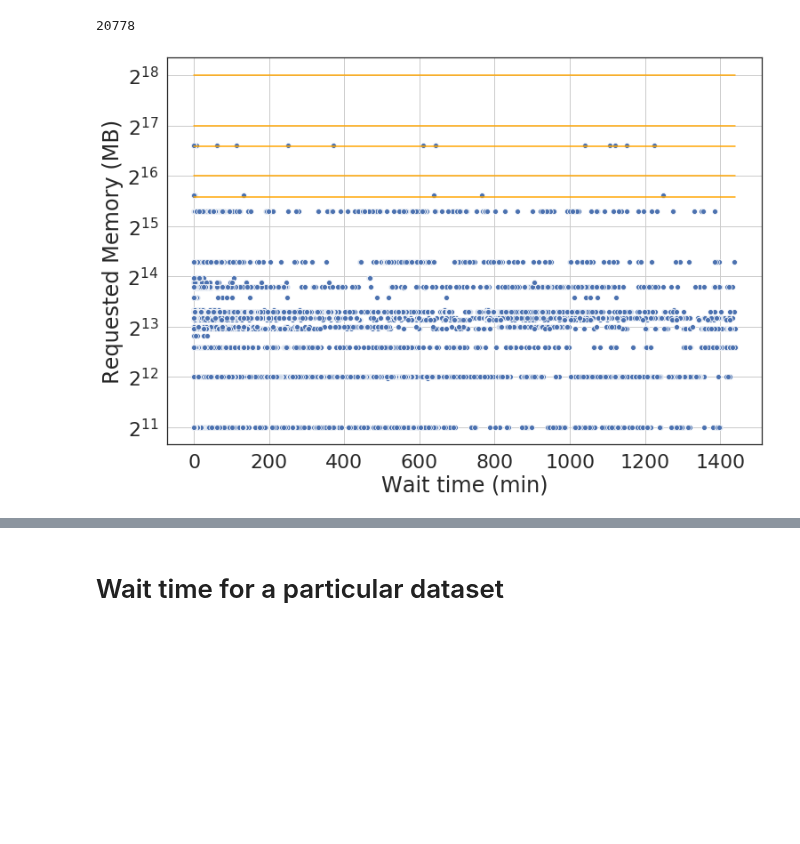
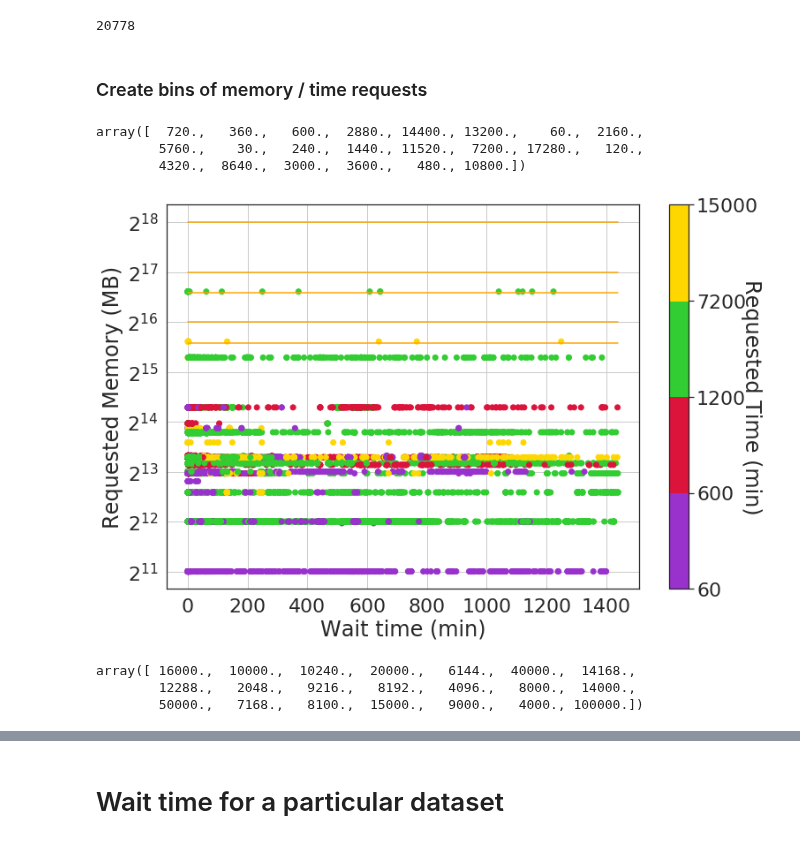
Before and after one commit to vanderbiltscl/SpeculativeScheduling, a Jupyter notebook: iSBatch_v1.0/xnat_resource_requirements.ipynb, the cells around one changed output, grey strips where cells are left out. Drawn from its saved outputs; the diff is of its cells as text; code cells hidden in the pictures; blank space fills up the shorter version.

Commit message:
Correlation between requested memory and wait time color coded by bins of requested time

```diff
--- a/iSBatch_v1.0/xnat_resource_requirements.ipynb
+++ b/iSBatch_v1.0/xnat_resource_requirements.ipynb
@@ -213,23 +214,46 @@ df['Start_dt'] = df.Start.apply(dateutil.parser.parse)
 df['Submit_dt'] = df.Submit.apply(dateutil.parser.parse)
 df["WaitTime(min)"] = df['Start_dt'] - df['Submit_dt']
 df['WaitTime(min)'] = df["WaitTime(min)"].apply(datetime_to_minutes)
+# %% [markdown]
+### Create bins of memory / time requests
+# %%
+df["Timelimit_num"].unique()/60
+# %% [output]
+array([  720.,   360.,   600.,  2880., 14400., 13200.,    60.,  2160.,
+        5760.,    30.,   240.,  1440., 11520.,  7200., 17280.,   120.,
+        4320.,  8640.,  3000.,  3600.,   480., 10800.])
 # %%
 fig, ax = plt.subplots(figsize=(12,8))
 sns.set(font_scale=2)
 sns.set_style("white")
-ax = sns.scatterplot(y="ReqMem_num", x="WaitTime(min)",
-                     data=df)
+
+bounds = [60, 600, 1200, 7200, 15000]
+colors = ["darkorchid", "crimson", "limegreen", "gold"]
+cmap = matplotlib.colors.ListedColormap(colors)
+norm = matplotlib.colors.BoundaryNorm(bounds, len(colors))
+
+sc = ax.scatter(df["WaitTime(min)"], df.ReqMem_num,
+                c=df.Timelimit_num.values/60, cmap=cmap, norm=norm)
 
 # set the ACCRE resources
 for i in accre_node_mem:
     plt.plot([0, df["WaitTime(min)"].max()], [i, i], color='orange')
+
+cbar = fig.colorbar(sc, spacing="uniform")
+cbar.ax.set_ylabel('Requested Time (min)', rotation=270)
 
 plt.grid(True)
 ax.set_xlabel('Wait time (min)')
 ax.set_ylabel('Requested Memory (MB)')
 
 ax.set_yscale('log', basey=2)
-plt.savefig("figures/wait_time_all_apps.png")
+plt.savefig("figures/wait_time_memory_all.png")
 plt.show()
 # %% [output]
-[figure, old version]
+[figure, new version]
+# %%
+df["ReqMem_num"].unique()
+# %% [output]
+array([ 16000.,  10000.,  10240.,  20000.,   6144.,  40000.,  14168.,
+        12288.,   2048.,   9216.,   8192.,   4096.,   8000.,  14000.,
+        50000.,   7168.,   8100.,  15000.,   9000.,   4000., 100000.])
```
Also changed, not shown: parts of 6 cells of this notebook.
